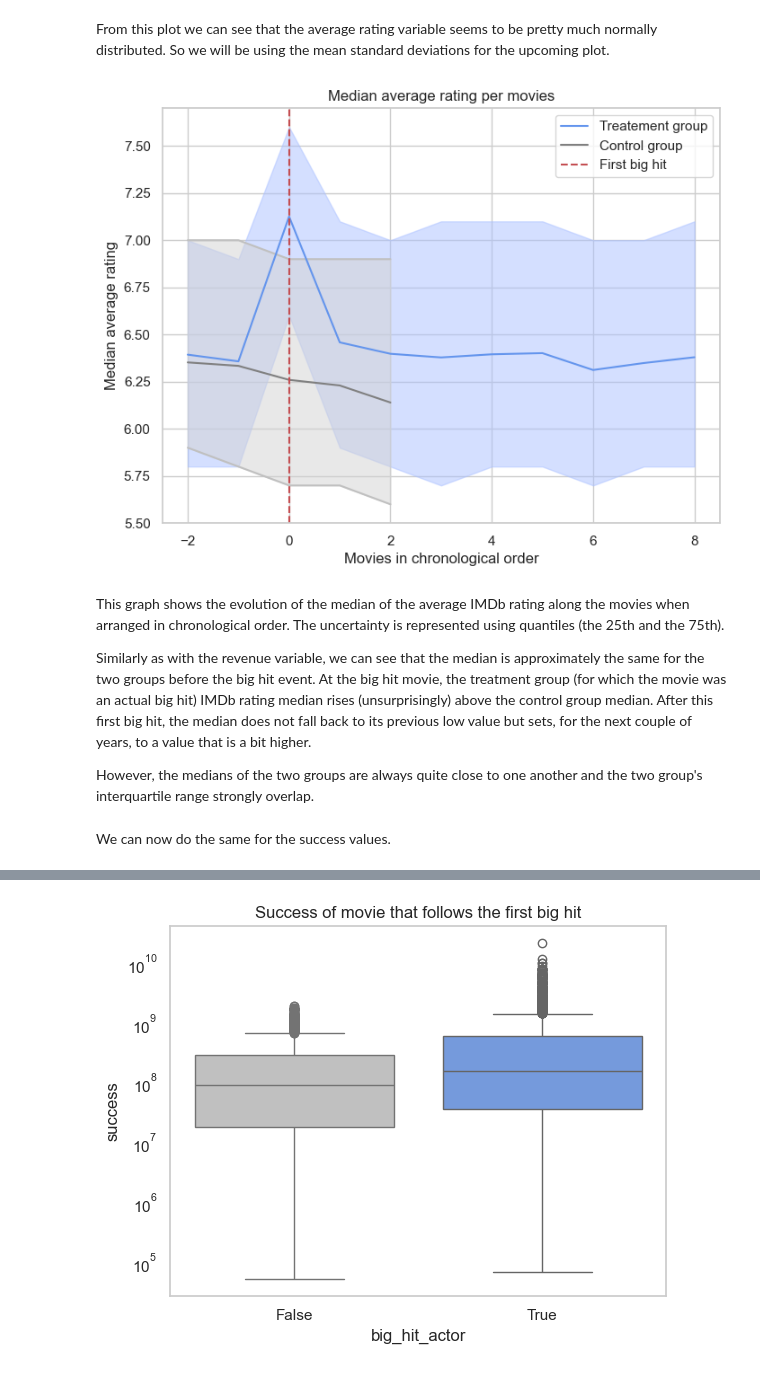
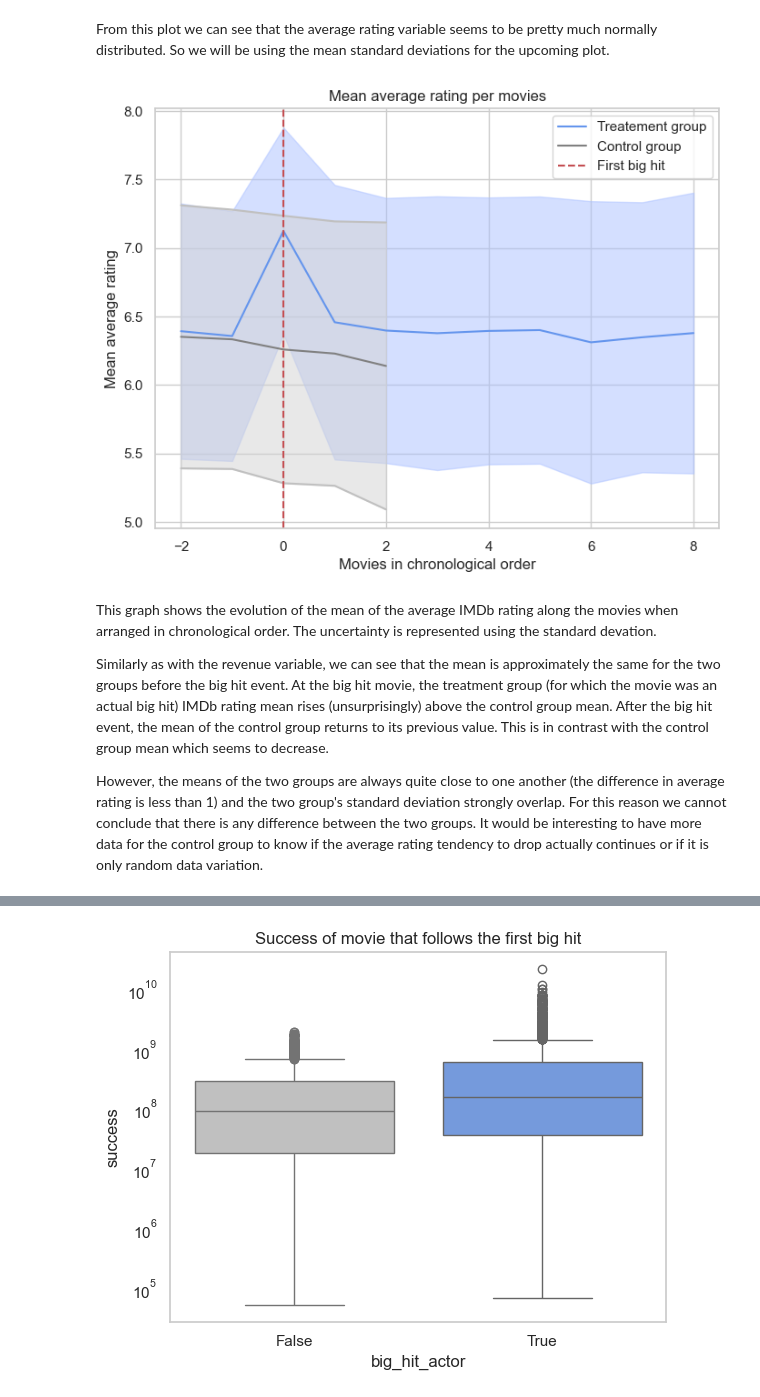
Before and after one commit to epfl-ada/ada-2023-project-pinacolada23, a Jupyter notebook: observational_study.ipynb, the cells around one changed output, grey strips where cells are left out. Drawn from its saved outputs; the diff is of its cells as text; code cells hidden in the pictures.

```diff
--- a/observational_study.ipynb
+++ b/observational_study.ipynb
@@ -528,50 +523,35 @@ From this plot we can see that the average rating variable seems to be pretty mu
 # %%
 # Compute the mean IMDb rating. Then keep only indexes for which we have enough actors
 to_plot_rating_treat = treat_grp.averageRating.mean()
 to_plot_rating_ctrl = ctrl_grp.averageRating.mean()
 
-# Compute the 25th and 75th quantile for the IMDb rating
-Q75_treat = treat_grp.averageRating.quantile(q=0.75)
-Q25_treat = treat_grp.averageRating.quantile(q=0.25)
-
-Q75_ctrl = ctrl_grp.averageRating.quantile(q=0.75)
-Q25_ctrl = ctrl_grp.averageRating.quantile(q=0.25)
-
-#
+# Do the same with the standard deviation
 std_rating_treat = treat_grp.averageRating.std()
 std_rating_ctrl = ctrl_grp.averageRating.std()
 
 # Plot the results
-plt.fill_between(to_plot_sim_prev_treat.index, to_plot_sim_prev_treat-std_sim_prev_treat, to_plot_sim_prev_treat+std_sim_prev_treat, alpha = 0.5, color = (0.67, 0.757, 1))
-plt.fill_between(to_plot_sim_prev_ctrl.index, to_plot_sim_prev_ctrl - std_sim_prev_ctrl, to_plot_sim_prev_ctrl + std_sim_prev_ctrl, alpha = 0.5, color =  'lightgrey')
-plt.plot((to_plot_sim_prev_ctrl - std_sim_prev_ctrl), color='silver')
-plt.plot((to_plot_sim_prev_ctrl + std_sim_prev_ctrl), color='silver')
+plt.figure(figsize=(8,6))
 
-# Plot the results
-plt.figure(figsize=(8,6))
-plt.fill_between(to_plot_rating_treat.index, Q25_treat, Q75_treat, alpha = 0.5, color = (0.67, 0.757, 1))
-plt.fill_between(to_plot_rating_ctrl.index, Q25_ctrl, Q75_ctrl, alpha = 0.5, color =  'lightgrey')
-
-plt.plot(Q25_ctrl, color='silver')
-plt.plot(Q75_ctrl, color='silver')
+plt.fill_between(to_plot_rating_treat.index, to_plot_rating_treat-std_rating_treat, to_plot_rating_treat+std_rating_treat, alpha = 0.5, color = (0.67, 0.757, 1))
+plt.fill_between(to_plot_rating_ctrl.index, to_plot_rating_ctrl - std_rating_ctrl, to_plot_rating_ctrl + std_rating_ctrl, alpha = 0.5, color =  'lightgrey')
+plt.plot((to_plot_rating_ctrl - std_rating_ctrl), color='silver')
+plt.plot((to_plot_rating_ctrl + std_rating_ctrl), color='silver')
 
 plt.plot(to_plot_rating_treat, label = 'Treatement group', color='cornflowerblue')
 plt.plot(to_plot_rating_ctrl, label = 'Control group', color='grey')
 
 
 plt.axvline(x=0, color='r', label = 'First big hit', linestyle ='--')
-plt.title('Median average rating per movies')
+plt.title('Mean average rating per movies')
 plt.xlabel('Movies in chronological order')
-plt.ylabel('Median average rating')
+plt.ylabel('Mean average rating')
 plt.legend()
 plt.show()
 # %% [output]
-[figure, old version]
+[figure, new version]
 # %% [markdown]
-This graph shows the evolution of the median of the average IMDb rating along the movies when arranged in chronological order. The uncertainty is represented using quantiles (the 25th and the 75th).
+This graph shows the evolution of the mean of the average IMDb rating along the movies when arranged in chronological order. The uncertainty is represented using the standard devation.
 
-Similarly as with the revenue variable, we can see that the median is approximately the same for the two groups before the big hit event. At the big hit movie, the treatment group (for which the movie was an actual big hit) IMDb rating median rises (unsurprisingly) above the control group median. After this first big hit, the median does not fall back to its previous low value but sets, for the next couple of years, to a value that is a bit higher.
+Similarly as with the revenue variable, we can see that the mean is approximately the same for the two groups before the big hit event. At the big hit movie, the treatment group (for which the movie was an actual big hit) IMDb rating mean rises (unsurprisingly) above the control group mean. After the big hit event, the mean of the control group returns to its previous value. This is in contrast with the control group mean which seems to decrease.
 
-However, the medians of the two groups are always quite close to one another and the two group's interquartile range strongly overlap.
+However, the means of the two groups are always quite close to one another (the difference in average rating is less than 1) and the two group's standard deviation strongly overlap. For this reason we cannot conclude that there is any difference between the two groups. It would be interesting to have more data for the control group to know if the average rating tendency to drop actually continues or if it is only random data variation.
-# %% [markdown]
-We can now do the same for the success values.
```
Also changed, not shown: parts of 23 cells of this notebook.
